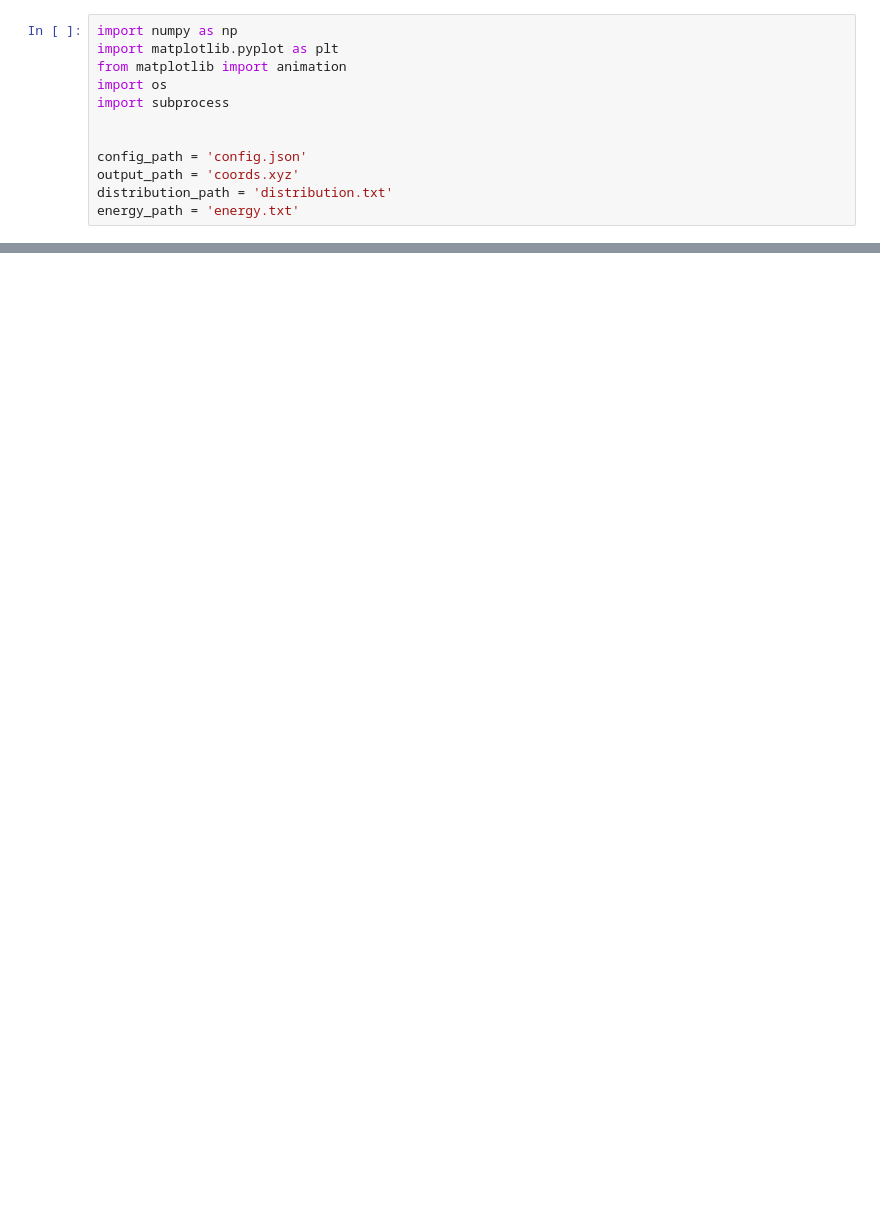
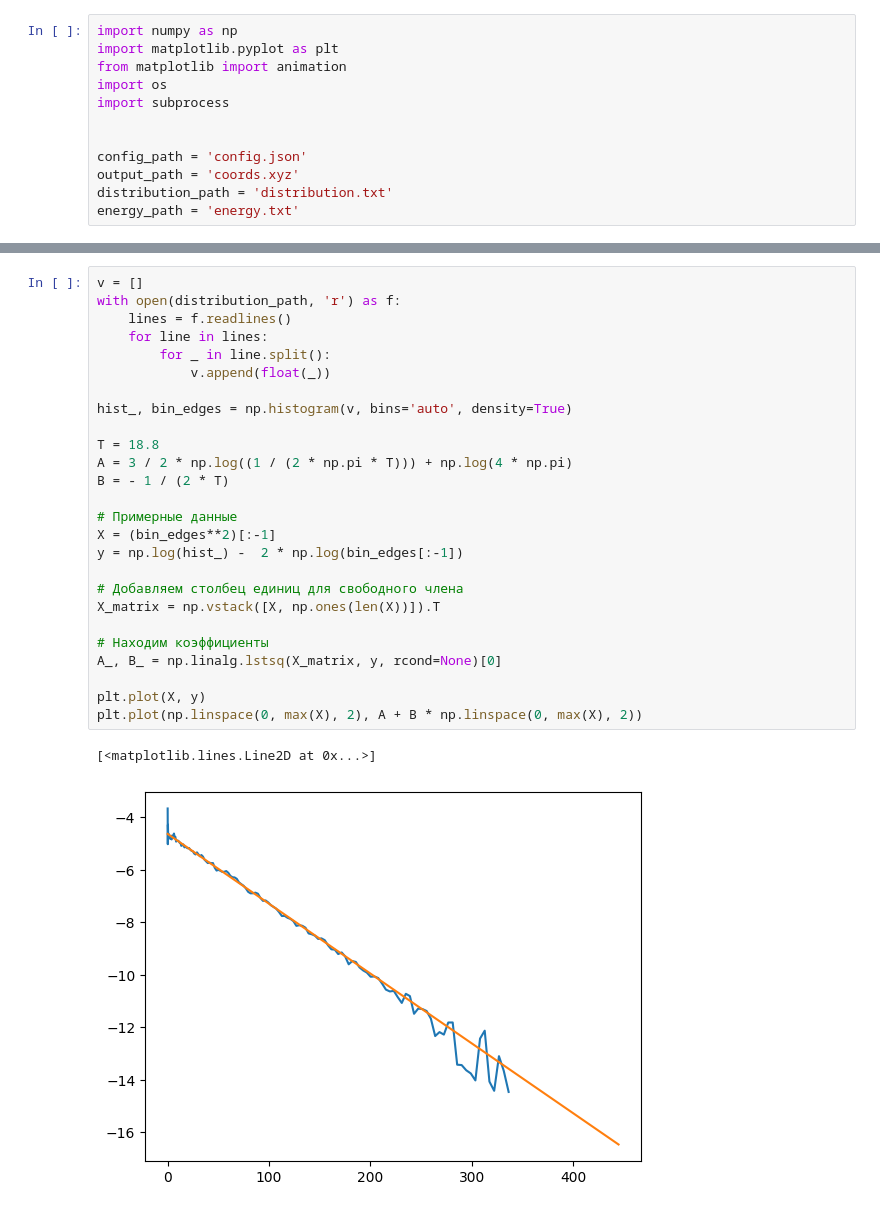
Before and after one commit to AndryDeveloper/mipt_edu, a Jupyter notebook: 3sem/horizons/data_processor.ipynb, the cells around one changed output, grey strips where cells are left out. Cells and saved outputs as stored; diff of their text form; blank space fills up the shorter version.

```diff
--- a/3sem/horizons/data_processor.ipynb
+++ b/3sem/horizons/data_processor.ipynb
@@ -79,0 +72,29 @@ subprocess.Popen(['build/main', config_path, output_path, distribution_path, ene
+# %%
+v = []
+with open(distribution_path, 'r') as f:
+    lines = f.readlines()
+    for line in lines:
+        for _ in line.split():
+            v.append(float(_))
+
+hist_, bin_edges = np.histogram(v, bins='auto', density=True)
+
+T = 18.8
+A = 3 / 2 * np.log((1 / (2 * np.pi * T))) + np.log(4 * np.pi)
+B = - 1 / (2 * T)
+
+# Примерные данные
+X = (bin_edges**2)[:-1]
+y = np.log(hist_) -  2 * np.log(bin_edges[:-1])
+
+# Добавляем столбец единиц для свободного члена
+X_matrix = np.vstack([X, np.ones(len(X))]).T
+
+# Находим коэффициенты
+A_, B_ = np.linalg.lstsq(X_matrix, y, rcond=None)[0]
+
+plt.plot(X, y)
+plt.plot(np.linspace(0, max(X), 2), A + B * np.linspace(0, max(X), 2))
+# %% [output]
+[<matplotlib.lines.Line2D at 0x...>]
+[figure, added]
```
Also changed, not shown: parts of 7 cells of this notebook, 25 other files.
